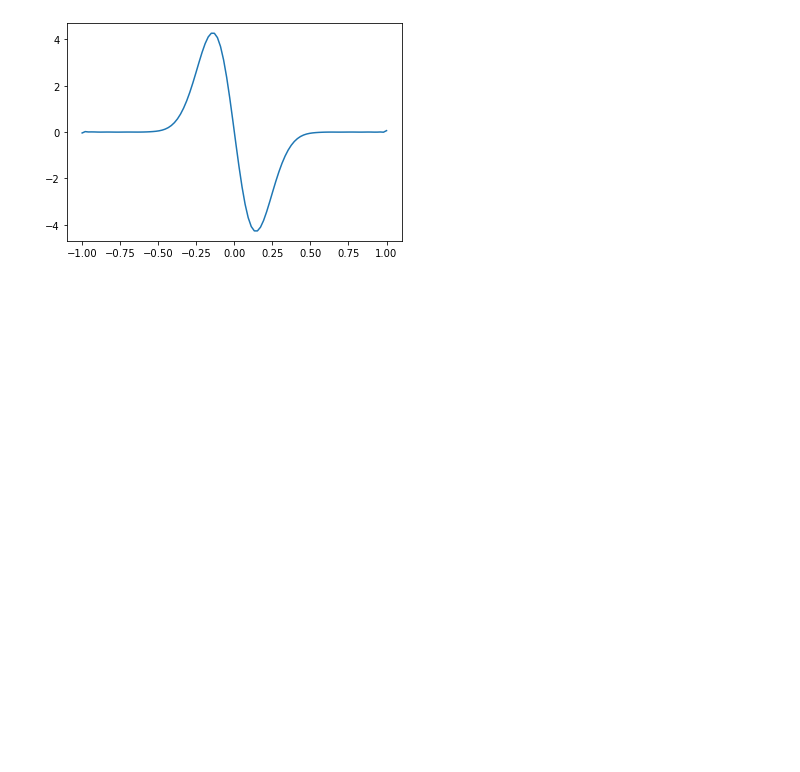
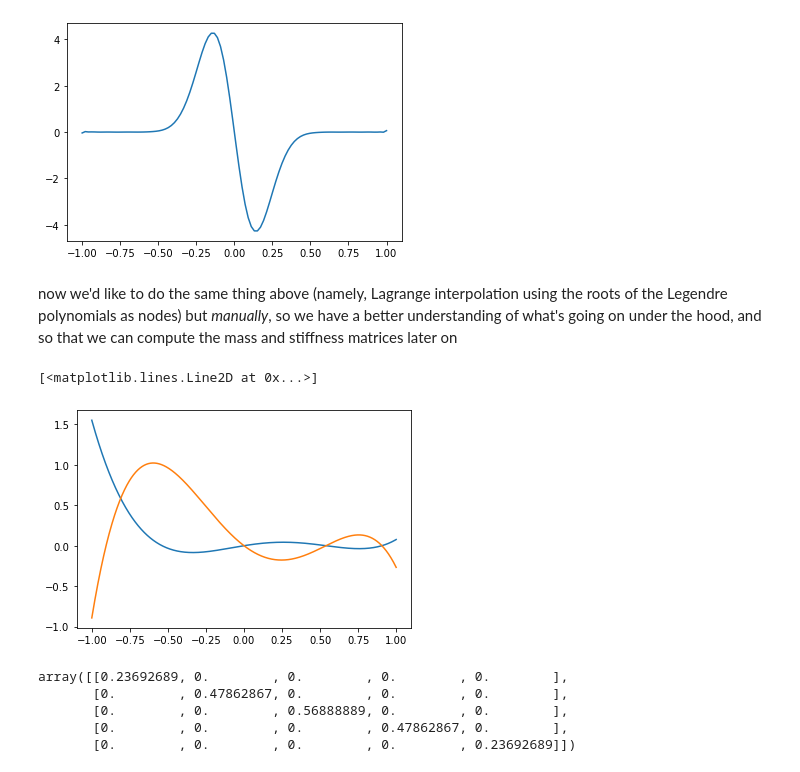
Before and after one commit to aapandy2/dg_tutorial, a Jupyter notebook: DG_lagrange.ipynb, the cells around one changed output. Drawn from its saved outputs; the diff is of its cells as text; code cells hidden in the pictures; blank space fills up the shorter version.

```diff
--- a/DG_lagrange.ipynb
+++ b/DG_lagrange.ipynb
@@ -62,3 +62,33 @@ pl.plot(x_upsampled, l2.deriv(1)(x_upsampled))
 # %% [output]
 [<matplotlib.lines.Line2D at 0x...>]
 [figure]
+# %% [markdown]
+now we'd like to do the same thing above (namely, Lagrange interpolation using the roots of the Legendre polynomials as nodes) but _manually_, so we have a better understanding of what's going on under the hood, and so that we can compute the mass and stiffness matrices later on
+# %%
+#define Lagrange interpolating polynomial; take x in [-1, 1], nodes (list of Legendre roots up to order
+#M)
+def LagrangePoly(x, j, nodes):
+    order = len(nodes)
+
+    poly  = 1
+    for i in range(order):
+        if(i != j):
+            poly *= (x-nodes[i])/(nodes[j]-nodes[i])
+
+    return poly
+# %%
+#get Legendre roots
+order = 5
+roots, weights = roots_legendre(order)
+
+
+x = np.linspace(-1, 1, 1000)
+
+y1 = LagrangePoly(x, 0, roots)
+y2 = LagrangePoly(x, 1, roots)
+
+pl.plot(x, y1)
+pl.plot(x, y2)
+# %% [output]
+[<matplotlib.lines.Line2D at 0x...>]
+[figure, added]
@@ -64,0 +112,8 @@ pl.plot(x_upsampled, l2.deriv(1)(x_upsampled))
+# %%
+Mij(roots)
+# %% [output]
+array([[0.23692689, 0.        , 0.        , 0.        , 0.        ],
+       [0.        , 0.47862867, 0.        , 0.        , 0.        ],
+       [0.        , 0.        , 0.56888889, 0.        , 0.        ],
+       [0.        , 0.        , 0.        , 0.47862867, 0.        ],
+       [0.        , 0.        , 0.        , 0.        , 0.23692689]])
```
Also changed, not shown: parts of 1 cell of this notebook, 1 other file.
